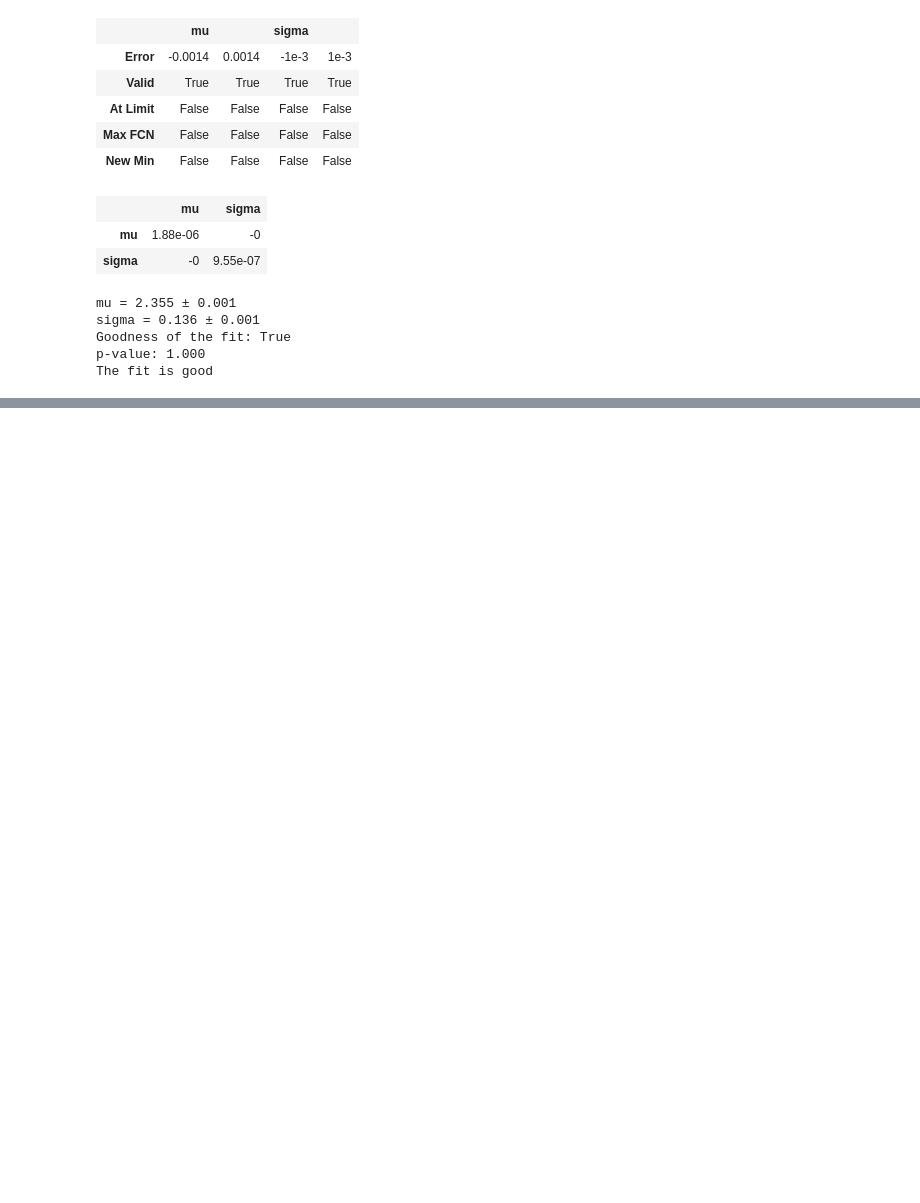
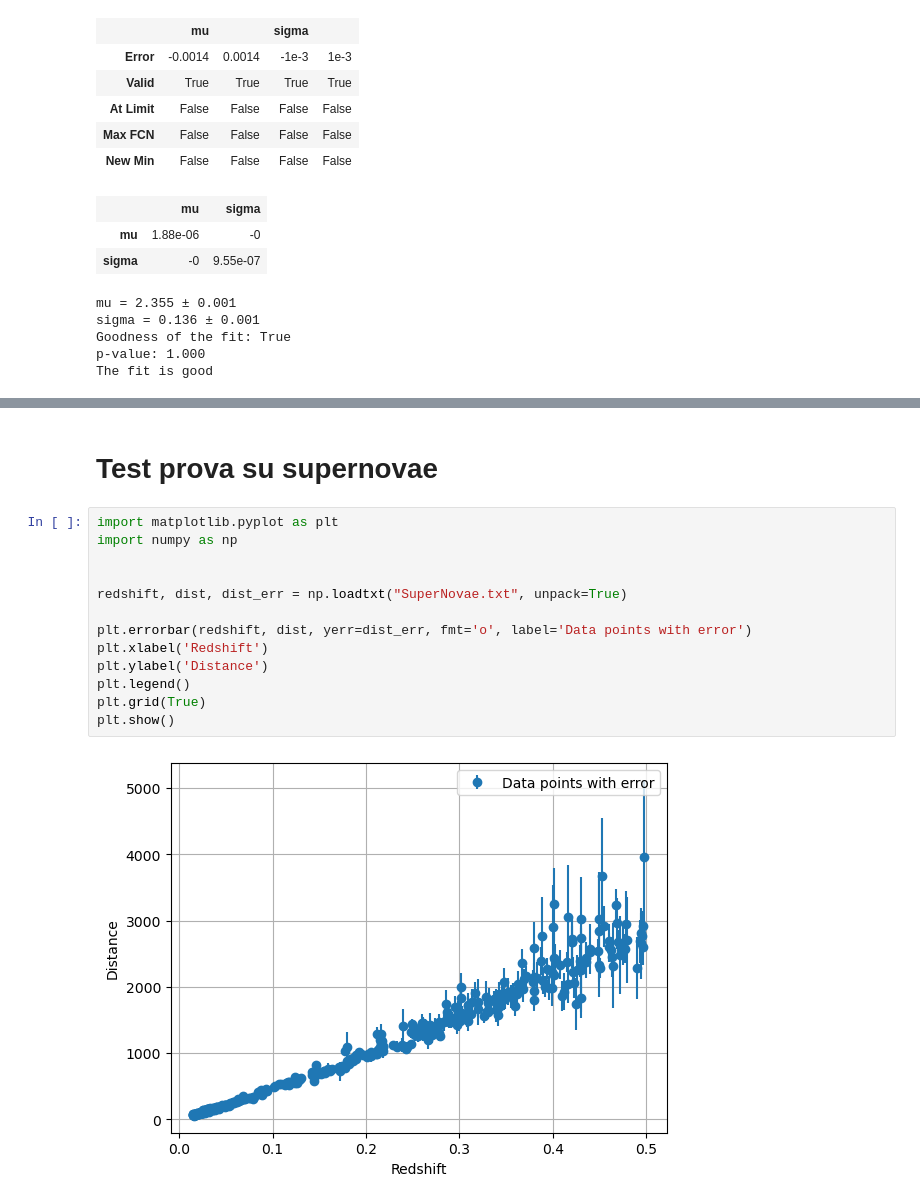
Before and after one commit to StefanoDolci/Lab_Calcolo_Statistica_unimib, a Jupyter notebook: Test3.ipynb, the cells around one changed output, grey strips where cells are left out. Cells and saved outputs as stored; diff of their text form; blank space fills up the shorter version.

```diff
--- a/Test3.ipynb
+++ b/Test3.ipynb
@@ -390,0 +412,17 @@ The fit is good
+# %% [markdown]
+# Test prova su supernovae
+# %%
+import matplotlib.pyplot as plt
+import numpy as np
+
+
+redshift, dist, dist_err = np.loadtxt("SuperNovae.txt", unpack=True)
+
+plt.errorbar(redshift, dist, yerr=dist_err, fmt='o', label='Data points with error')
+plt.xlabel('Redshift')
+plt.ylabel('Distance')
+plt.legend()
+plt.grid(True)
+plt.show()
+# %% [output]
+[figure, added]
```
Also changed, not shown: parts of 12 cells of this notebook, 1 other file.
